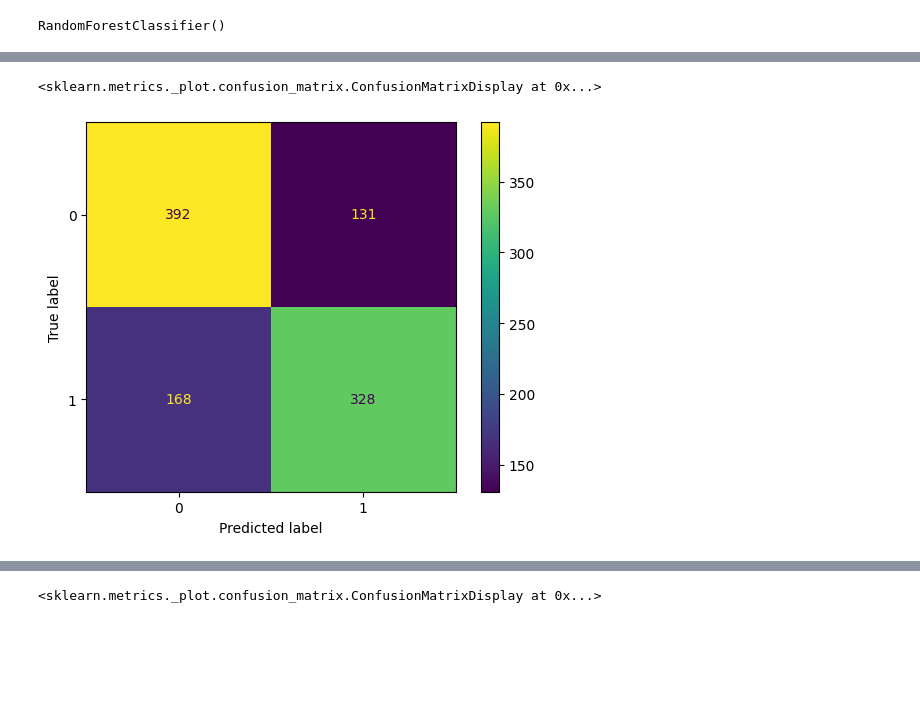
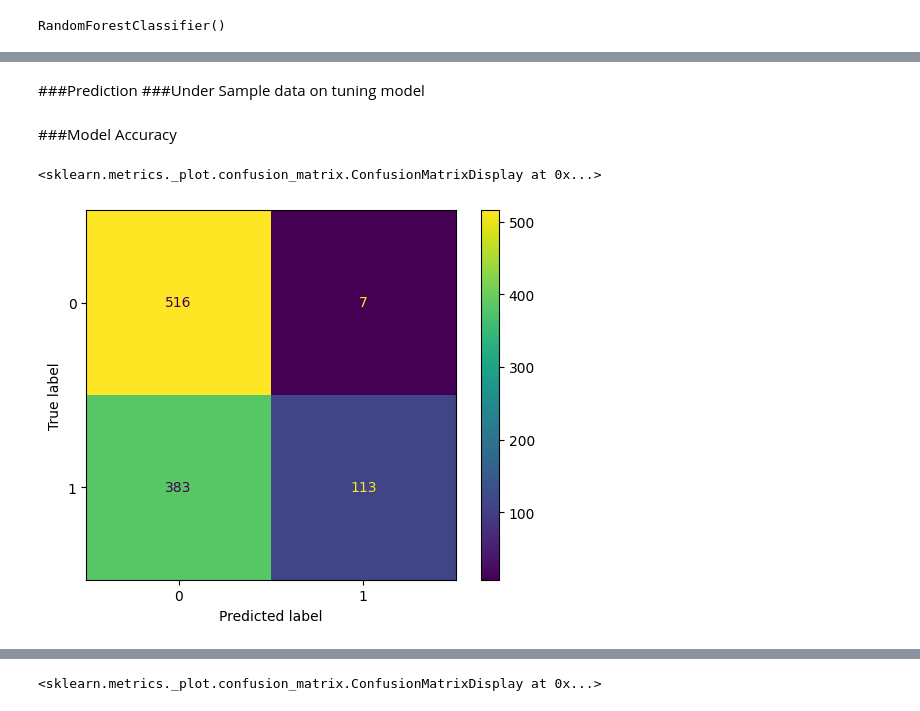
Before and after one commit to prateek-sagar/machine_learning, a Jupyter notebook: BankChurnAnalyses.ipynb, the cells around one changed output, grey strips where cells are left out. Saved outputs shown, nothing was run; the diff lists cells and outputs as text; code cells hidden in the pictures; blank space fills up the shorter version.

```diff
--- a/BankChurnAnalyses.ipynb
+++ b/BankChurnAnalyses.ipynb
@@ -214,11 +237,11 @@ X_train[['CreditScore', 'Age', 'Tenure']] = sc.fit_transform(X_train[['CreditSco
 # %%
-X_test[['CreditScore', 'Age', 'Tenure']] = sc.fit_transform(X_test[['CreditScore', 'Age', 'Tenure']])
+X_test[['CreditScore', 'Age', 'Tenure', 'Estimated Salary', 'Balance']] = sc.fit_transform(X_test[['CreditScore', 'Age', 'Tenure', 'Estimated Salary', 'Balance']])
 # %% [markdown]
 Standardize Under Sample Data
 # %%
-X_rus_train[['CreditScore', 'Age', 'Tenure']] = sc.fit_transform(X_rus_train[['CreditScore', 'Age', 'Tenure']])
+X_rus_train[['CreditScore', 'Age', 'Tenure', 'Estimated Salary', 'Balance']] = sc.fit_transform(X_rus_train[['CreditScore', 'Age', 'Tenure', 'Estimated Salary', 'Balance']])
 # %%
-X_rus_test[['CreditScore', 'Age', 'Tenure']] = sc.fit_transform(X_rus_test[['CreditScore', 'Age', 'Tenure']])
+X_rus_test[['CreditScore', 'Age', 'Tenure', 'Estimated Salary', 'Balance']] = sc.fit_transform(X_rus_test[['CreditScore', 'Age', 'Tenure', 'Estimated Salary', 'Balance']])
 # %% [markdown]
 Standardize Over Sample Data
 # %%
@@ -274,7 +312,8 @@ from sklearn.pipeline import Pipeline
 pipeline = Pipeline([("rf",RandomForestClassifier())])
 # %%
+# give the parameter for pipeline
 param_grid = {
-    'rf__max_depth': [4, 5, 10],
+    'rf__max_depth': [1, 3, 6],
     'rf__max_features': [2, 3],
     'rf__min_samples_leaf': [3, 4, 5],
     'rf__n_estimators': [100, 200, 300]
@@ -372,0 +417,3 @@ grid_rus_pred = grid.predict(X_rus_test)
+# %% [markdown]
+###Prediction
+###Under Sample data on tuning model
@@ -373,10 +423,12 @@ grid_rus_pred = grid.predict(X_rus_test)
+# %% [markdown]
+###Model Accuracy
 # %%
-rus_cm = confusion_matrix(y_rus_test, y_pred_rus)
-rus_disp = ConfusionMatrixDisplay(confusion_matrix=rus_cm, display_labels=rfc_rus.classes_)
-rus_disp.plot()
+grid_rus_cm = confusion_matrix(y_rus_test, grid_rus_pred)
+grid_rus_disp = ConfusionMatrixDisplay(confusion_matrix=grid_rus_cm, display_labels=rfc_rus.classes_)
+grid_rus_disp.plot()
 # %% [output]
 <sklearn.metrics._plot.confusion_matrix.ConfusionMatrixDisplay at 0x...>
-[figure, old version]
+[figure, new version]
 # %%
 print(classification_report(y_rus_test, grid_rus_pred))
 # %% [output]
```
Also changed, not shown: parts of 90 cells of this notebook.
